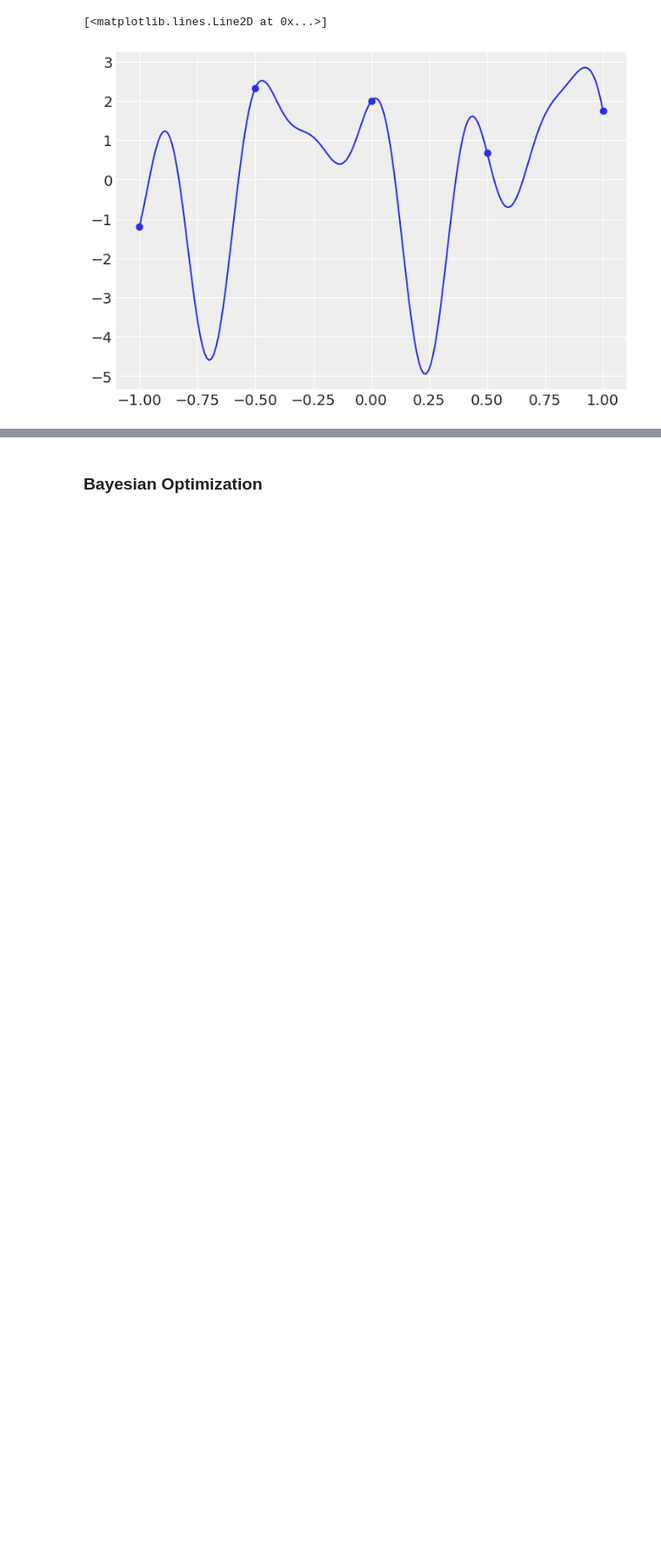
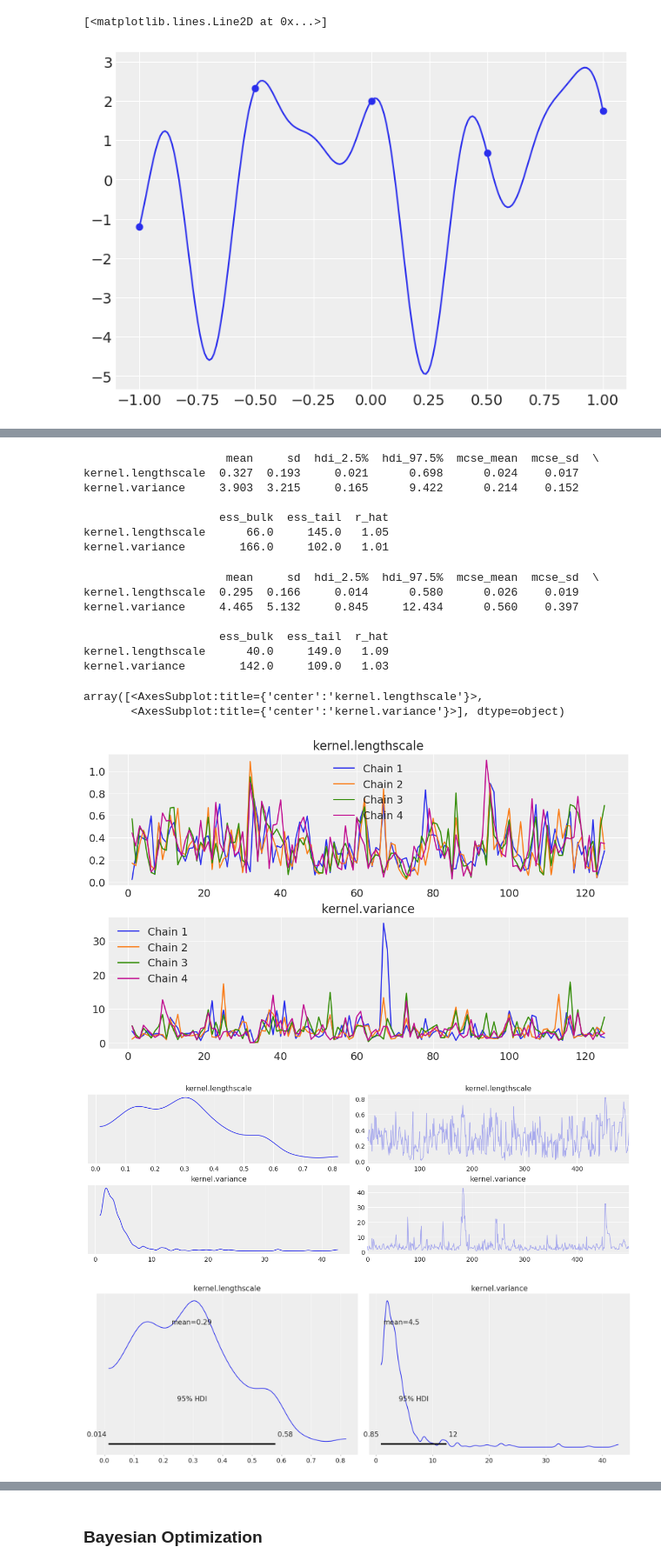
Before and after one commit to jsr-p/pmldiku-exam-paper, a Jupyter notebook: code/notebooks/B/exam_B_julius.ipynb, the cells around one changed output, grey strips where cells are left out. Shown at 87% size. Cells and saved outputs as stored; diff of their text form; code cells hidden in the pictures; blank space fills up the shorter version.

```diff
--- a/code/notebooks/B/exam_B_julius.ipynb
+++ b/code/notebooks/B/exam_B_julius.ipynb
@@ -59 +31,77 @@ array([<AxesSubplot:title={'center':'kernel.lengthscale'}>,
+# %%
+torch.manual_seed(2010)
+pyro.clear_param_store()
+
+# Assess convergence to stationary distribution using multiple chains
+no_samples = 125
+no_chains = 4
+
+kernel = gp.kernels.RBF(input_dim=1)
+
+kernel.variance = pyro.nn.PyroSample(dist.LogNormal(torch.tensor(0.0), torch.tensor(2.0)))
+kernel.lengthscale = pyro.nn.PyroSample(dist.LogNormal(torch.tensor(-1.0), torch.tensor(1.0)))
+
+gpr = gp.models.GPRegression(X, y, kernel, noise=torch.tensor(10.0**(-4)))
+
+nuts_kernel = NUTS(gpr.model)
+mcmc = MCMC(nuts_kernel, num_samples=no_samples, num_chains=no_chains, warmup_steps=0)
+mcmc.run()
+
+posterior_ls_diagnostics = torch.reshape(mcmc.get_samples()["kernel.lengthscale"], (no_samples, no_chains))
+posterior_var_diagnostics = torch.reshape(mcmc.get_samples()['kernel.variance'], (no_samples, no_chains))
+
+fig, axs = plt.subplots(2, figsize=(10, 6))
+for i in range(no_chains):
+    axs[0].plot(np.arange(no_samples) + 1, posterior_ls_diagnostics[:, i], label=f'Chain {i + 1}')
+    axs[0].set_title('kernel.lengthscale')
+    axs[0].legend()
+    axs[1].plot(np.arange(no_samples) + 1, posterior_var_diagnostics[:, i], label=f'Chain {i + 1}')
+    axs[1].set_title('kernel.variance')
+    axs[1].legend()
+
+posterior_samples = az.from_pyro(mcmc)
+summary = az.summary(posterior_samples, hdi_prob=0.95)
+print(summary)
+
+# Sample 500 draws from the posterior using sufficient warm-up period based on diagnostics
+kernel = gp.kernels.RBF(input_dim=1)
+
+kernel.variance = pyro.nn.PyroSample(dist.LogNormal(torch.tensor(0.0), torch.tensor(2.0)))
+kernel.lengthscale = pyro.nn.PyroSample(dist.LogNormal(torch.tensor(-1.0), torch.tensor(1.0)))
+
+gpr = gp.models.GPRegression(X, y, kernel, noise=torch.tensor(10.0**(-4)))
+
+nuts_kernel = NUTS(gpr.model)
+mcmc = MCMC(nuts_kernel, num_samples=no_samples, num_chains=no_chains, warmup_steps=100)
+mcmc.run()
+
+posterior_ls = mcmc.get_samples()["kernel.lengthscale"]
+posterior_var = mcmc.get_samples()['kernel.variance']
+
+posterior_samples = az.from_pyro(mcmc)
+summary = az.summary(posterior_samples, hdi_prob=0.95)
+print(summary)
+
+az.plot_trace(mcmc.get_samples(), compact=False)
+az.plot_posterior(mcmc.get_samples(), hdi_prob=0.95)
+# %% [output]
+                     mean     sd  hdi_2.5%  hdi_97.5%  mcse_mean  mcse_sd  \
+kernel.lengthscale  0.327  0.193     0.021      0.698      0.024    0.017
+kernel.variance     3.903  3.215     0.165      9.422      0.214    0.152
+
+                    ess_bulk  ess_tail  r_hat
+kernel.lengthscale      66.0     145.0   1.05
+kernel.variance        166.0     102.0   1.01
+                     mean     sd  hdi_2.5%  hdi_97.5%  mcse_mean  mcse_sd  \
+kernel.lengthscale  0.295  0.166     0.014      0.580      0.026    0.019
+kernel.variance     4.465  5.132     0.845     12.434      0.560    0.397
+
+                    ess_bulk  ess_tail  r_hat
+kernel.lengthscale      40.0     149.0   1.09
+kernel.variance        142.0     109.0   1.03
+array([<AxesSubplot:title={'center':'kernel.lengthscale'}>,
+       <AxesSubplot:title={'center':'kernel.variance'}>], dtype=object)
+[figure, added]
+[figure, added]
+[figure, added]
 # %%
```
Also changed, not shown: parts of 6 cells of this notebook.
